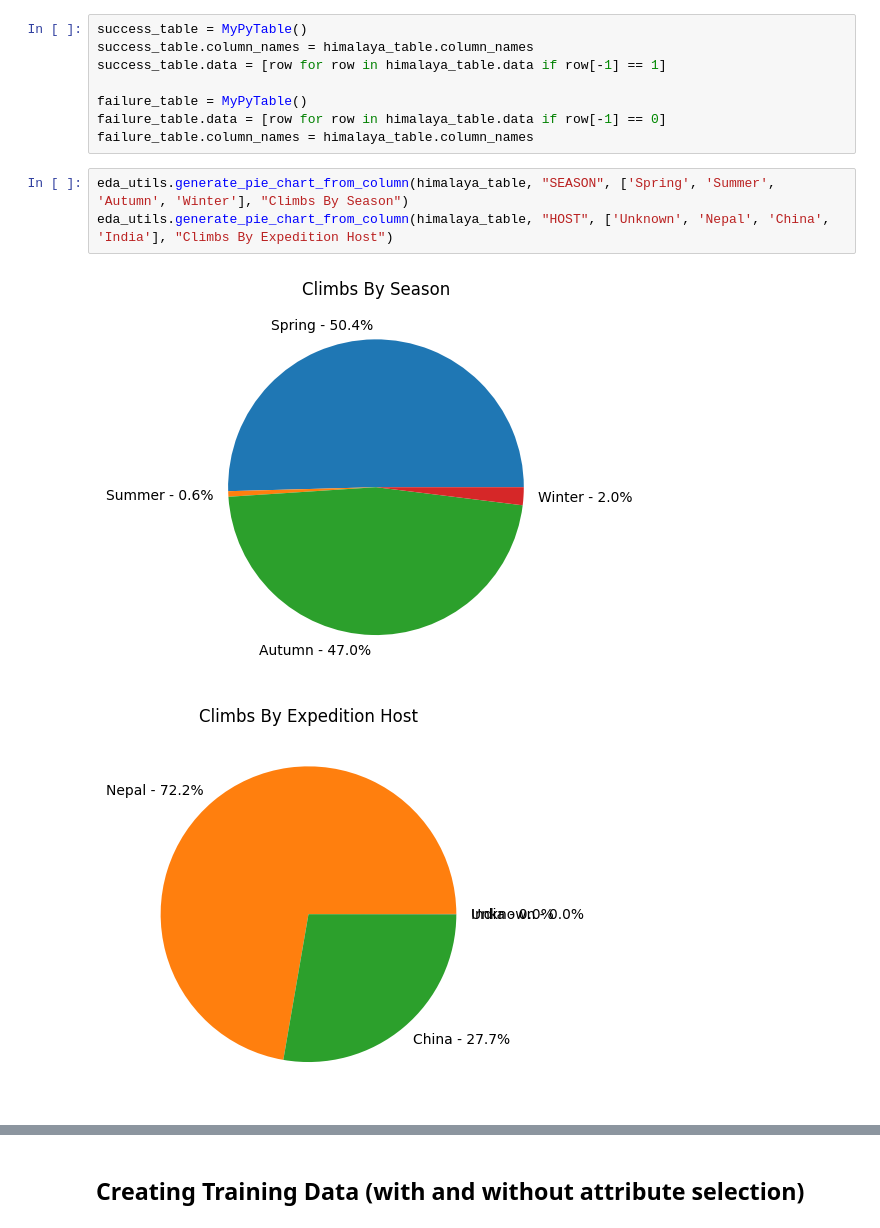
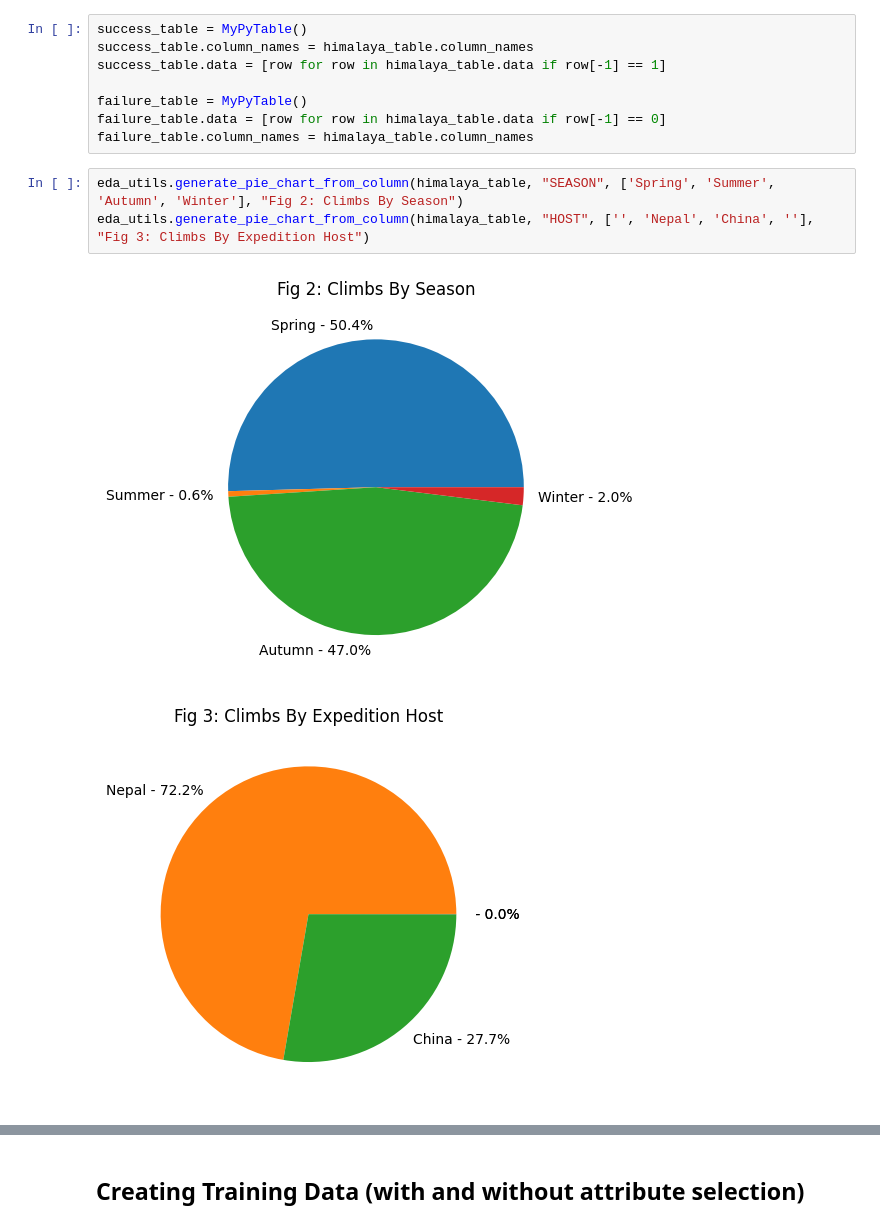
Before and after one commit to dpmacisaac/FinalProject-CPSC322, a Jupyter notebook: himalayan_dataset_eda.ipynb, the cells around one changed output, grey strips where cells are left out. Cells and saved outputs as stored; diff of their text form.

```diff
--- a/himalayan_dataset_eda.ipynb
+++ b/himalayan_dataset_eda.ipynb
@@ -60,9 +95,9 @@ failure_table = MyPyTable()
 failure_table.data = [row for row in himalaya_table.data if row[-1] == 0]
 failure_table.column_names = himalaya_table.column_names
 # %%
-eda_utils.generate_pie_chart_from_column(himalaya_table, "SEASON", ['Spring', 'Summer', 'Autumn', 'Winter'], "Climbs By Season")
-eda_utils.generate_pie_chart_from_column(himalaya_table, "HOST", ['Unknown', 'Nepal', 'China', 'India'], "Climbs By Expedition Host")
+eda_utils.generate_pie_chart_from_column(himalaya_table, "SEASON", ['Spring', 'Summer', 'Autumn', 'Winter'], "Fig 2: Climbs By Season")
+eda_utils.generate_pie_chart_from_column(himalaya_table, "HOST", ['', 'Nepal', 'China', ''], "Fig 3: Climbs By Expedition Host")
 # %% [output]
-[figure, old version]
+[figure, new version]
-[figure, old version]
+[figure, new version]
 # %%
```
Also changed, not shown: parts of 9 cells of this notebook, 2 other files.
